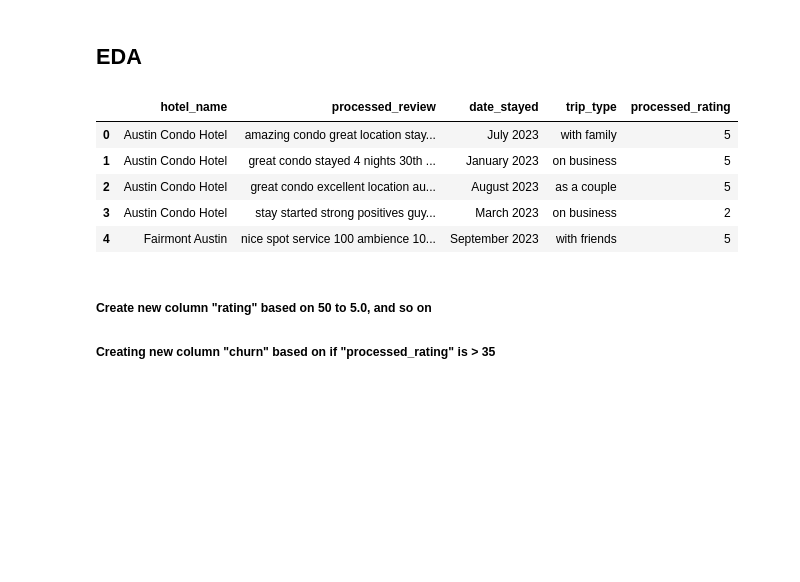
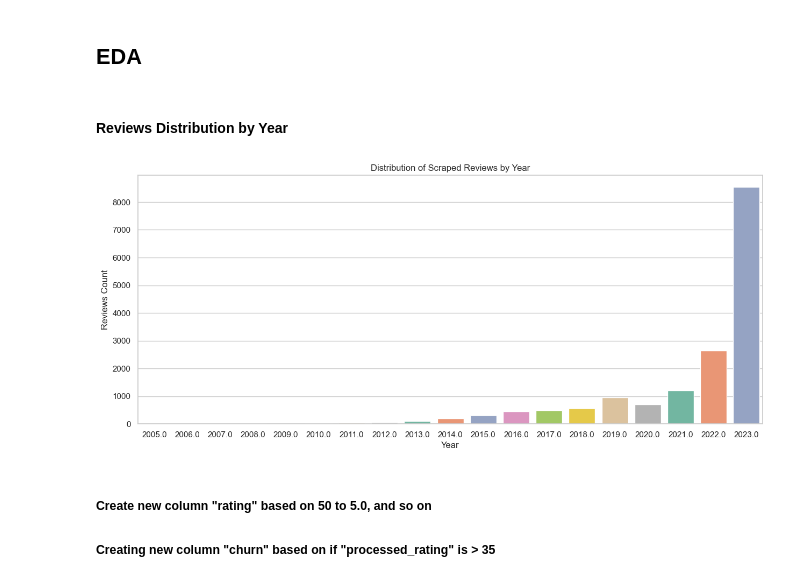
Before and after one commit to duynlq/reviews-prediction, a Jupyter notebook: ANALYSIS.ipynb, the cells around one changed output. Cells and saved outputs as stored; diff of their text form; code cells hidden in the pictures; blank space fills up the shorter version.

Commit message:
update reviews distribution

```diff
--- a/ANALYSIS.ipynb
+++ b/ANALYSIS.ipynb
@@ -32,15 +52,21 @@ True
 # %% [markdown]
 ## EDA
-# %%
-df = pd.read_csv('reviews.csv')
-df.head()
-# %% [output]
-|  | hotel_name | processed_review | date_stayed | trip_type | processed_rating |
-| 0 | Austin Condo Hotel | amazing condo great location stay... | July 2023 | with family | 5 |
-| 1 | Austin Condo Hotel | great condo stayed 4 nights 30th ... | January 2023 | on business | 5 |
-| 2 | Austin Condo Hotel | great condo excellent location au... | August 2023 | as a couple | 5 |
-| 3 | Austin Condo Hotel | stay started strong positives guy... | March 2023 | on business | 2 |
-| 4 | Fairmont Austin | nice spot service 100 ambience 10... | September 2023 | with friends | 5 |
+# %% [markdown]
+#### Reviews Distribution by Year
+# %%
+# Extract the year from the "date_stayed" column
+df['year'] = pd.to_datetime(df['date_stayed']).dt.year
+
+# Create a count plot
+plt.figure(figsize=(15, 6))
+sns.set(style="whitegrid")
+sns.countplot(data=df, x='year', palette='Set2')
+plt.title('Distribution of Scraped Reviews by Year')
+plt.xlabel('Year')
+plt.ylabel('Reviews Count')
+plt.show()
+# %% [output]
+[figure, added]
 # %% [markdown]
 ##### Create new column "rating" based on 50 to 5.0, and so on
 ##### Creating new column "churn" based on if "processed_rating" is > 35
```
Also changed, not shown: parts of 3 cells of this notebook, 1 other file.
